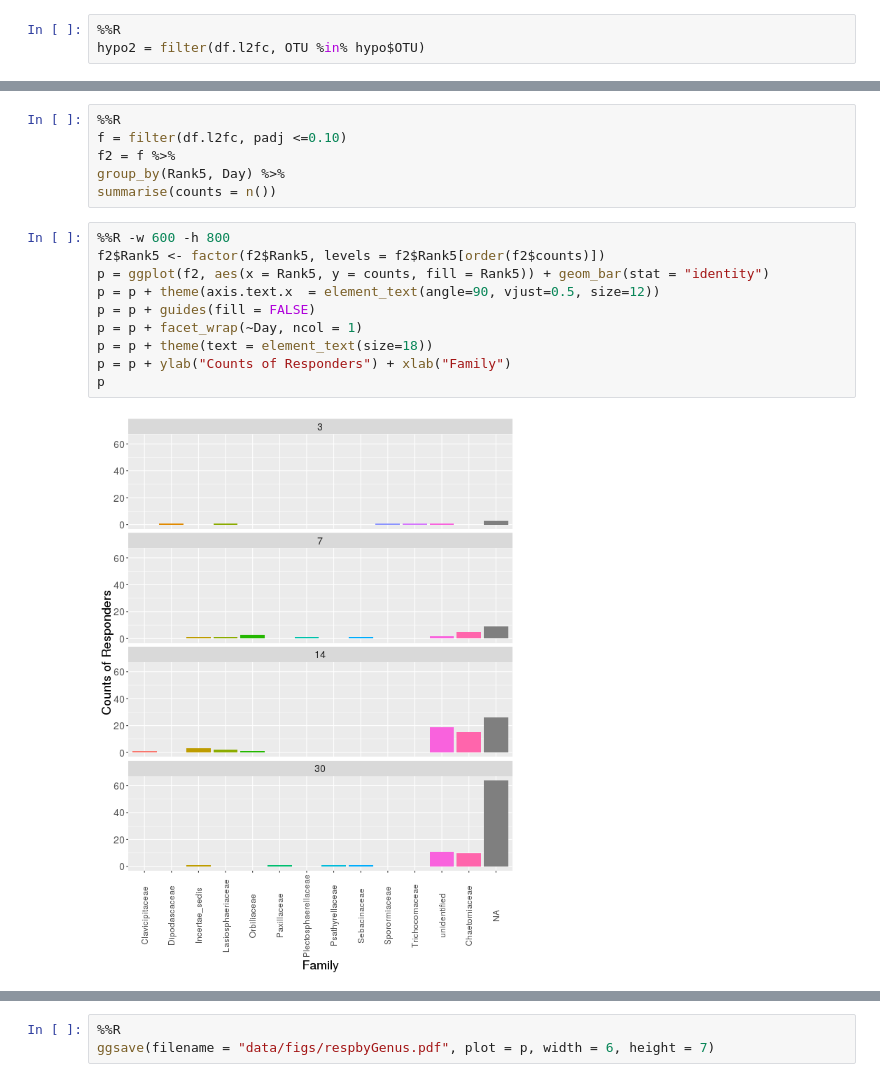
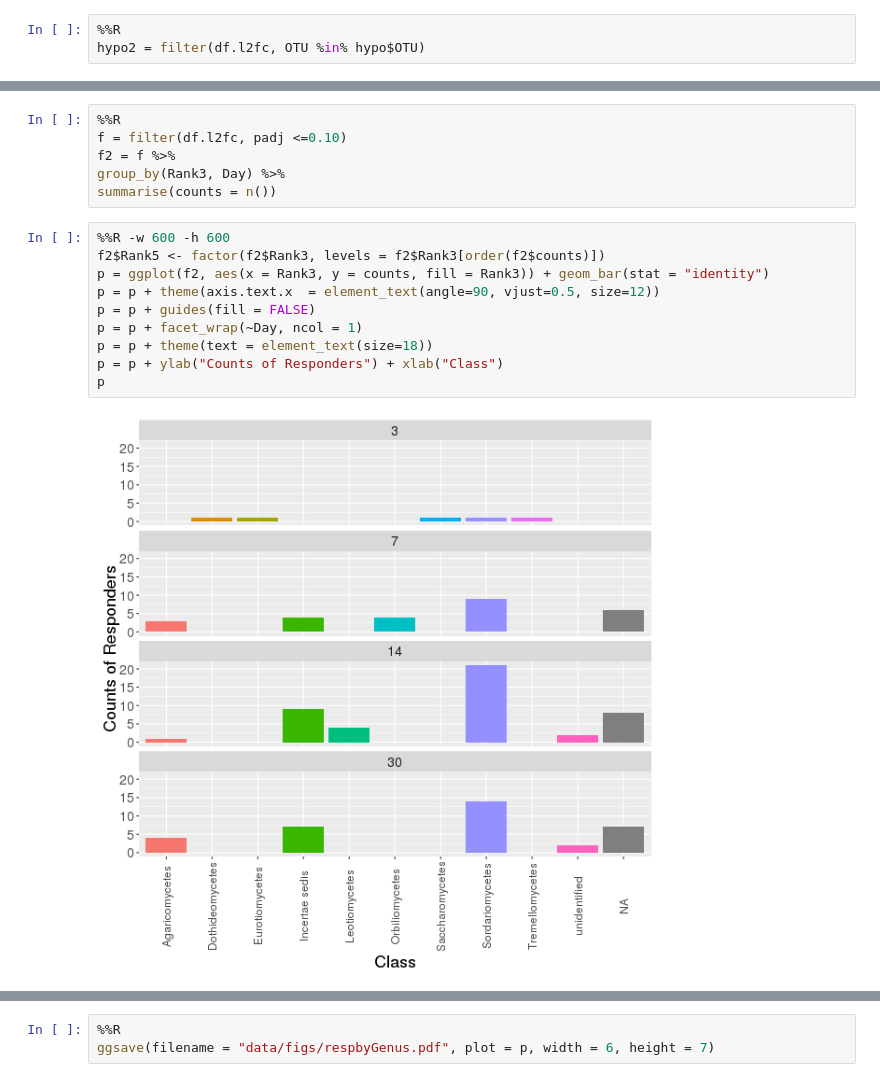
Before and after one commit to chvtk/Fungal_SIP, a Jupyter notebook: l2fc_table_UNITE_Biomfile.ipynb, the cells around one changed output, grey strips where cells are left out. Saved outputs shown, nothing was run; the diff lists cells and outputs as text.

```diff
--- a/l2fc_table_UNITE_Biomfile.ipynb
+++ b/l2fc_table_UNITE_Biomfile.ipynb
@@ -586,20 +613,20 @@ Source: local data frame [12 x 2]
 %%R
 f = filter(df.l2fc, padj <=0.10)
 f2 = f %>%
-group_by(Rank5, Day) %>%
+group_by(Rank3, Day) %>%
 summarise(counts = n())
 # %%
-%%R -w 600 -h 800
-f2$Rank5 <- factor(f2$Rank5, levels = f2$Rank5[order(f2$counts)])
-p = ggplot(f2, aes(x = Rank5, y = counts, fill = Rank5)) + geom_bar(stat = "identity")
+%%R -w 600 -h 600
+f2$Rank5 <- factor(f2$Rank3, levels = f2$Rank3[order(f2$counts)])
+p = ggplot(f2, aes(x = Rank3, y = counts, fill = Rank3)) + geom_bar(stat = "identity")
 p = p + theme(axis.text.x  = element_text(angle=90, vjust=0.5, size=12))
 p = p + guides(fill = FALSE)
 p = p + facet_wrap(~Day, ncol = 1)
 p = p + theme(text = element_text(size=18))
-p = p + ylab("Counts of Responders") + xlab("Family")
+p = p + ylab("Counts of Responders") + xlab("Class")
 p
 # %% [output]
-[figure, old version]
+[figure, new version]
 # %%
 %%R
 (f2) %>% group_by(Rank5) %>% summarise(s = sum(counts))
```
Also changed, not shown: parts of 31 cells of this notebook.
